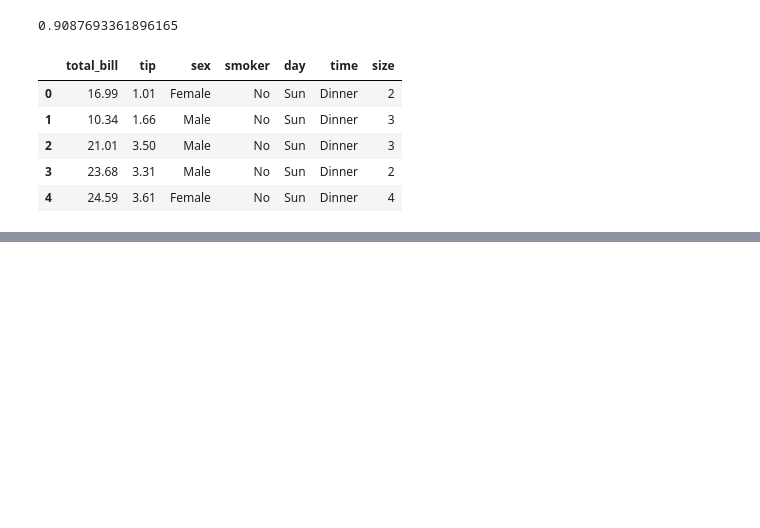
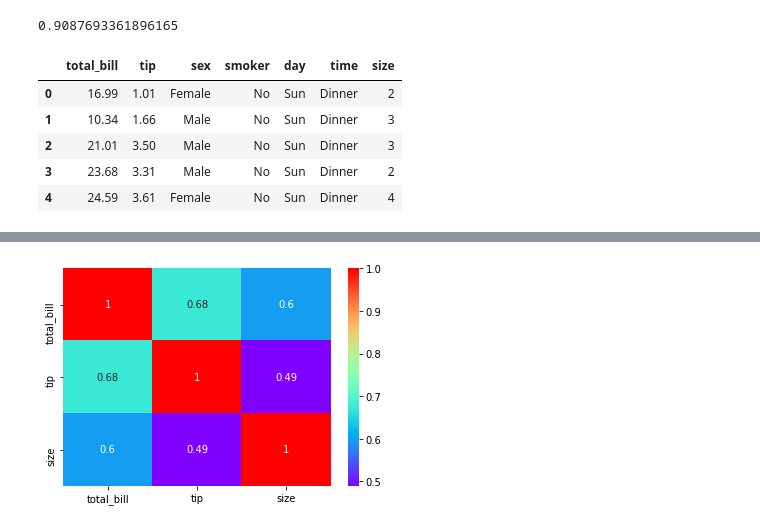
Before and after one commit to EnginKosure/Jupyter_nb, a Jupyter notebook: statistics3.ipynb, the cells around one changed output, grey strips where cells are left out. Saved outputs shown, nothing was run; the diff lists cells and outputs as text; code cells hidden in the pictures; blank space fills up the shorter version.

```diff
--- a/statistics3.ipynb
+++ b/statistics3.ipynb
@@ -25,0 +66,4 @@ tips.head()
+# %%
+sns.heatmap(tips.corr(), annot=True, cmap='rainbow');
+# %% [output]
+[figure, added]
```
Also changed, not shown: parts of 8 cells of this notebook.
